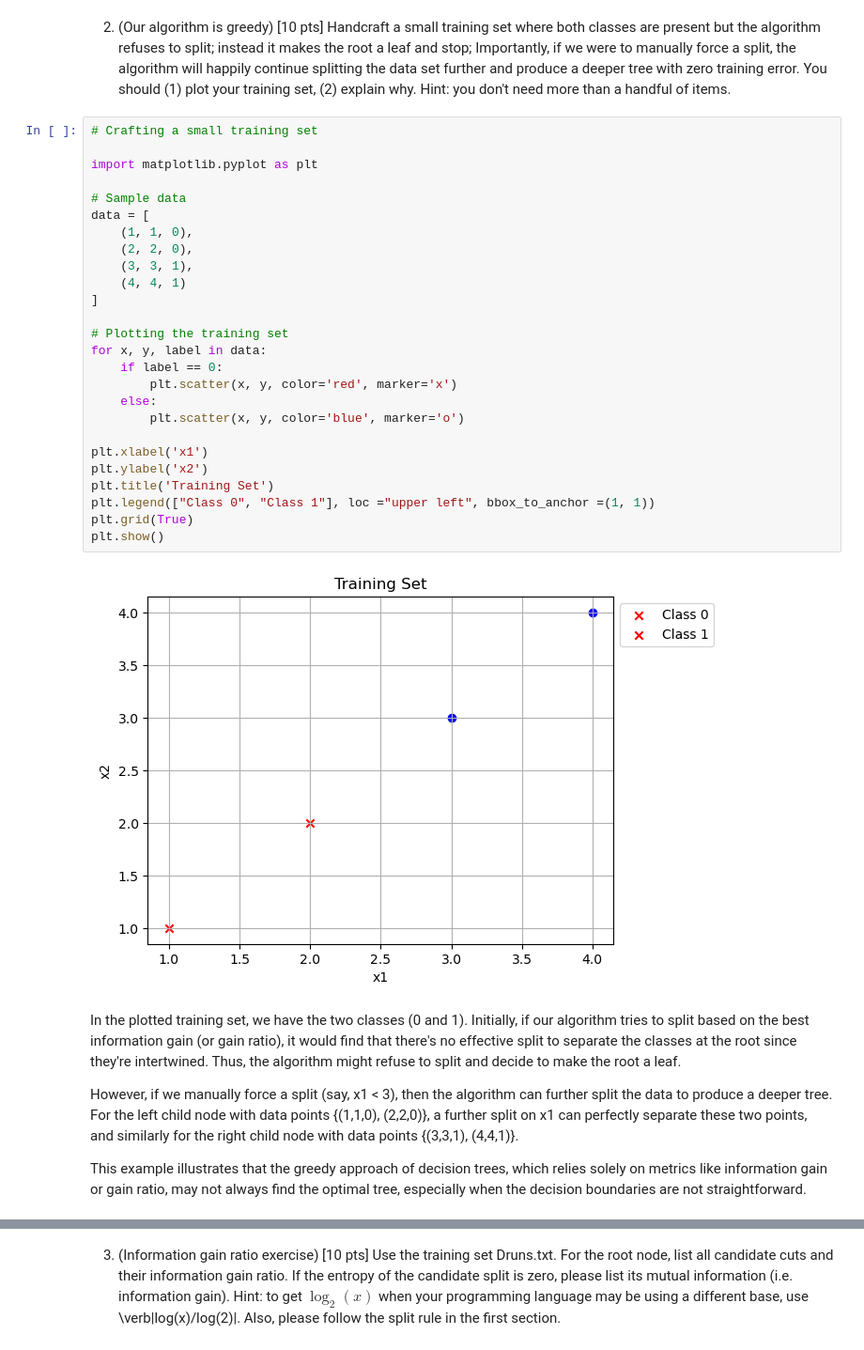
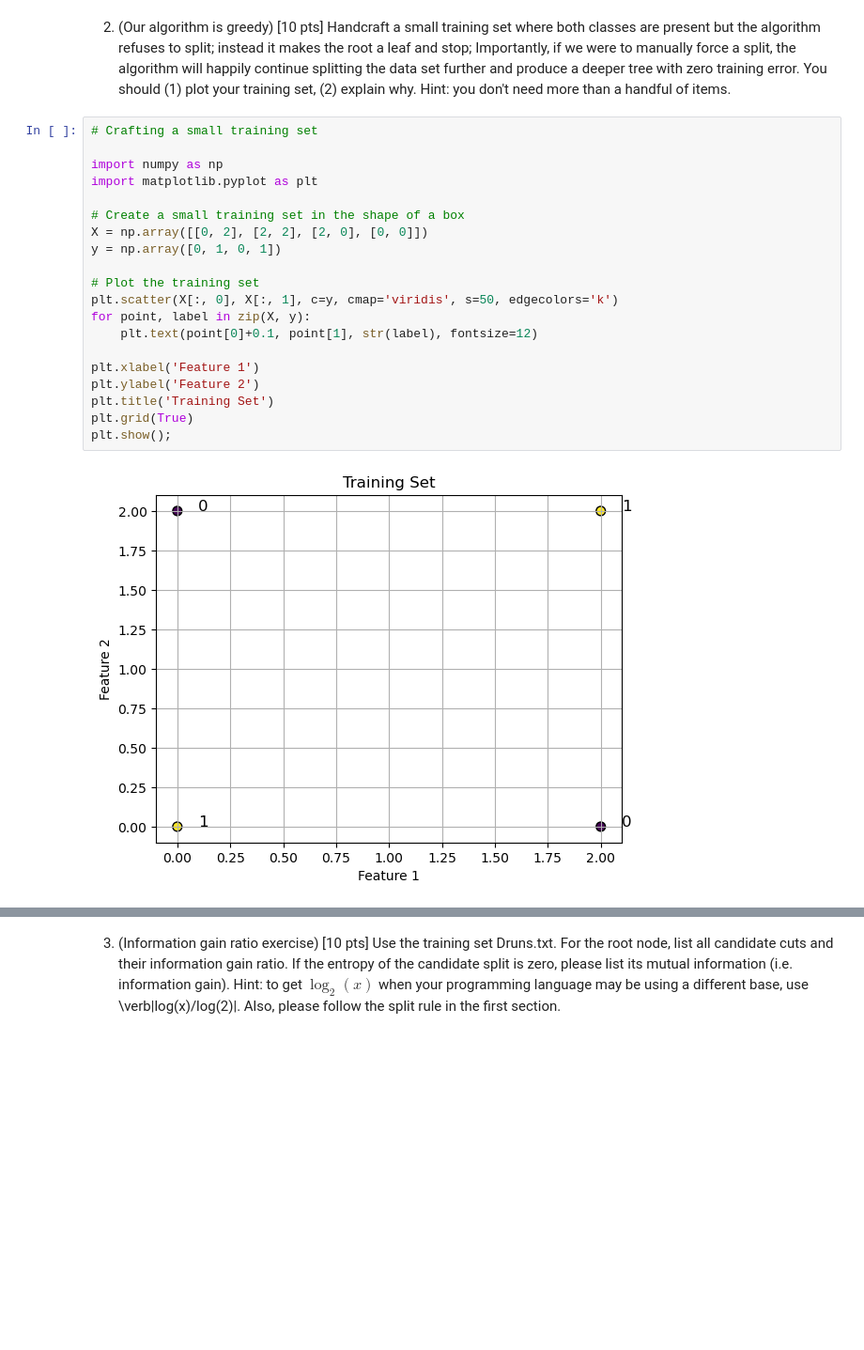
Before and after one commit to placenciohid/ECE760-Homework, a Jupyter notebook: Homework 2/Homework 2 - Dario Placencio.ipynb, the cells around one changed output, grey strips where cells are left out. Shown: that part at 94% size. Saved outputs shown, nothing was run; the diff lists cells and outputs as text; blank space fills up the shorter version.

```diff
--- a/Homework 2/Homework 2 - Dario Placencio.ipynb
+++ b/Homework 2/Homework 2 - Dario Placencio.ipynb
@@ -167,37 +223,25 @@ Given our decision tree's stopping criterion, if the entropy of a node is \(0\),
 2. (Our algorithm is greedy)  [10 pts] Handcraft a small training set where both classes are present but the algorithm refuses to split; instead it makes the root a leaf and stop;
 Importantly, if we were to manually force a split, the algorithm will happily continue splitting the data set further and produce a deeper tree with zero training error.
 You should (1) plot your training set, (2) explain why.  Hint: you don't need more than a handful of items.
-# %%
-# Crafting a small training set
-
-import matplotlib.pyplot as plt
-
-# Sample data
-data = [
-    (1, 1, 0),
-    (2, 2, 0),
-    (3, 3, 1),
-    (4, 4, 1)
-]
-
-# Plotting the training set
-for x, y, label in data:
-    if label == 0:
-        plt.scatter(x, y, color='red', marker='x')
-    else:
-        plt.scatter(x, y, color='blue', marker='o')
-
-plt.xlabel('x1')
-plt.ylabel('x2')
-plt.title('Training Set')
-plt.legend(["Class 0", "Class 1"], loc ="upper left", bbox_to_anchor =(1, 1))
-plt.grid(True)
-plt.show()
-# %% [output]
-[figure, removed]
-# %% [markdown]
-In the plotted training set, we have the two classes (0 and 1). Initially, if our algorithm tries to split based on the best information gain (or gain ratio), it would find that there's no effective split to separate the classes at the root since they're intertwined. Thus, the algorithm might refuse to split and decide to make the root a leaf.
-
-However, if we manually force a split (say, x1 < 3), then the algorithm can further split the data to produce a deeper tree. For the left child node with data points {(1,1,0), (2,2,0)}, a further split on x1 can perfectly separate these two points, and similarly for the right child node with data points {(3,3,1), (4,4,1)}.
-
-This example illustrates that the greedy approach of decision trees, which relies solely on metrics like information gain or gain ratio, may not always find the optimal tree, especially when the decision boundaries are not straightforward.
+# %%
+# Crafting a small training set
+
+import numpy as np
+import matplotlib.pyplot as plt
+
+# Create a small training set in the shape of a box
+X = np.array([[0, 2], [2, 2], [2, 0], [0, 0]])
+y = np.array([0, 1, 0, 1])
+
+# Plot the training set
+plt.scatter(X[:, 0], X[:, 1], c=y, cmap='viridis', s=50, edgecolors='k')
+for point, label in zip(X, y):
+    plt.text(point[0]+0.1, point[1], str(label), fontsize=12)
+
+plt.xlabel('Feature 1')
+plt.ylabel('Feature 2')
+plt.title('Training Set')
+plt.grid(True)
+plt.show();
+# %% [output]
+[figure, added]
```
Also changed, not shown: parts of 69 cells of this notebook, 11 other files.
